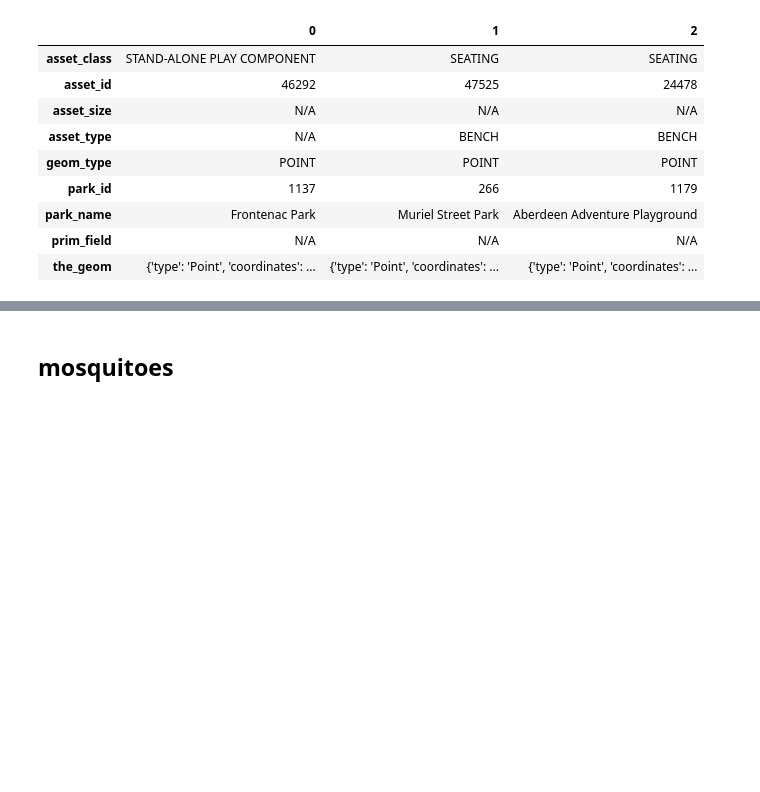
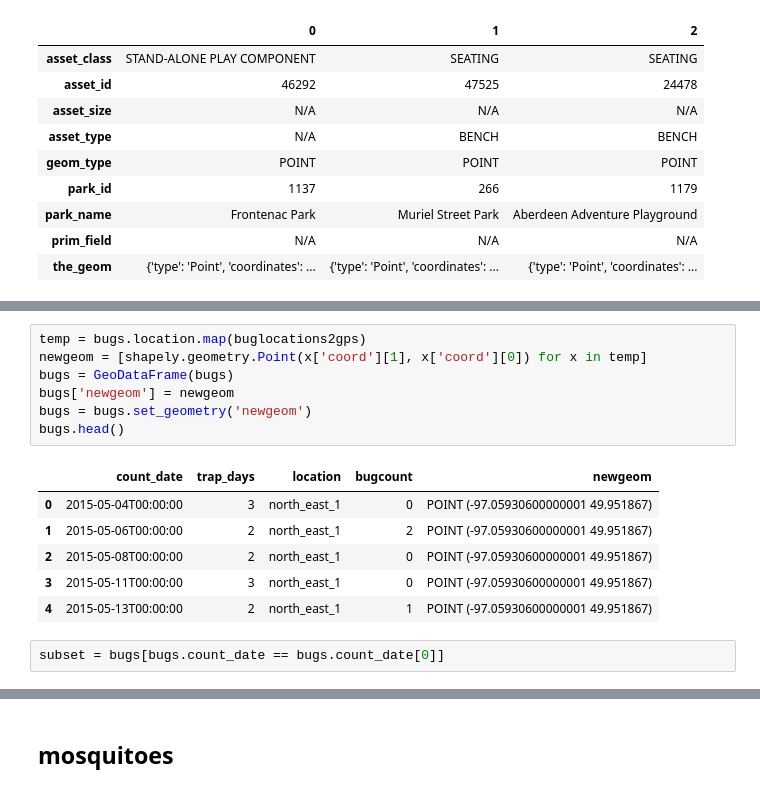
Before and after one commit to ruxi/opendata_hackathon_2018, a Jupyter notebook: Datasets_v2.ipynb, the cells around one changed output, grey strips where cells are left out. Cells and saved outputs as stored; diff of their text form; blank space fills up the shorter version.

```diff
--- a/Datasets_v2.ipynb
+++ b/Datasets_v2.ipynb
@@ -73,0 +174,16 @@ shapely.geometry.MultiPolygon
+# %%
+temp = bugs.location.map(buglocations2gps)
+newgeom = [shapely.geometry.Point(x['coord'][1], x['coord'][0]) for x in temp]
+bugs = GeoDataFrame(bugs)
+bugs['newgeom'] = newgeom
+bugs = bugs.set_geometry('newgeom')
+bugs.head()
+# %% [output]
+|  | count_date | trap_days | location | bugcount | newgeom |
+| 0 | 2015-05-04T00:00:00 | 3 | north_east_1 | 0 | POINT (-97.05930600000001 49.951867) |
+| 1 | 2015-05-06T00:00:00 | 2 | north_east_1 | 2 | POINT (-97.05930600000001 49.951867) |
+| 2 | 2015-05-08T00:00:00 | 2 | north_east_1 | 0 | POINT (-97.05930600000001 49.951867) |
+| 3 | 2015-05-11T00:00:00 | 3 | north_east_1 | 0 | POINT (-97.05930600000001 49.951867) |
+| 4 | 2015-05-13T00:00:00 | 2 | north_east_1 | 1 | POINT (-97.05930600000001 49.951867) |
+# %%
+subset = bugs[bugs.count_date == bugs.count_date[0]]
```
Also changed, not shown: parts of 32 cells of this notebook.
